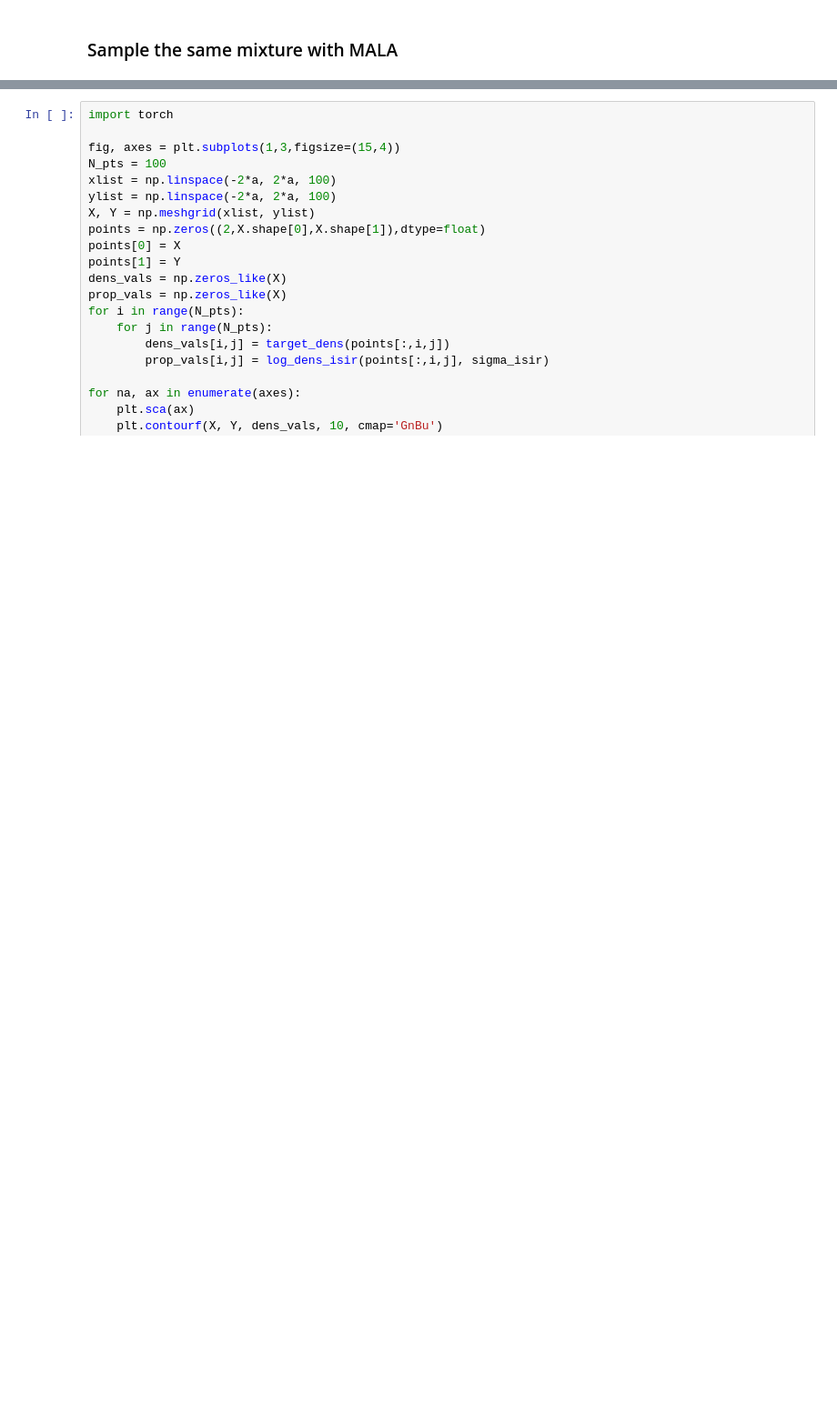
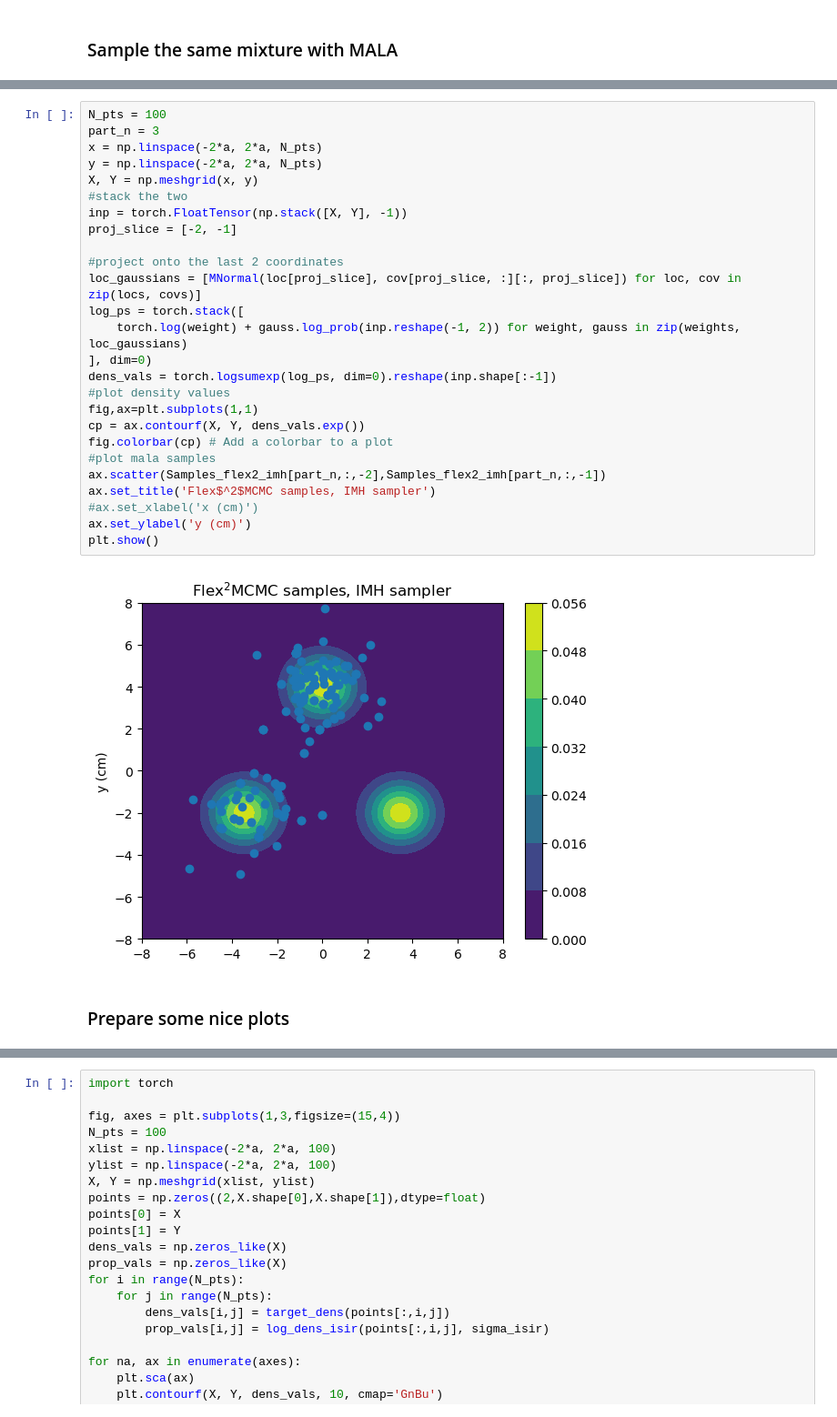
Before and after one commit to svsamsonov/ex2mcmc_new, a Jupyter notebook: code_submission/ISIR_novel_large_dim.ipynb, the cells around one changed output, grey strips where cells are left out. Shown at 91% size. Saved outputs shown, nothing was run; the diff lists cells and outputs as text; blank space fills up the shorter version.

```diff
--- a/code_submission/ISIR_novel_large_dim.ipynb
+++ b/code_submission/ISIR_novel_large_dim.ipynb
@@ -329,0 +331,30 @@ plt.show()
+# %%
+N_pts = 100
+part_n = 3
+x = np.linspace(-2*a, 2*a, N_pts)
+y = np.linspace(-2*a, 2*a, N_pts)
+X, Y = np.meshgrid(x, y)
+#stack the two
+inp = torch.FloatTensor(np.stack([X, Y], -1))
+proj_slice = [-2, -1]
+
+#project onto the last 2 coordinates
+loc_gaussians = [MNormal(loc[proj_slice], cov[proj_slice, :][:, proj_slice]) for loc, cov in zip(locs, covs)]
+log_ps = torch.stack([
+    torch.log(weight) + gauss.log_prob(inp.reshape(-1, 2)) for weight, gauss in zip(weights, loc_gaussians)
+], dim=0)
+dens_vals = torch.logsumexp(log_ps, dim=0).reshape(inp.shape[:-1])
+#plot density values
+fig,ax=plt.subplots(1,1)
+cp = ax.contourf(X, Y, dens_vals.exp())
+fig.colorbar(cp) # Add a colorbar to a plot
+#plot mala samples
+ax.scatter(Samples_flex2_imh[part_n,:,-2],Samples_flex2_imh[part_n,:,-1])
+ax.set_title('Flex$^2$MCMC samples, IMH sampler')
+#ax.set_xlabel('x (cm)')
+ax.set_ylabel('y (cm)')
+plt.show()
+# %% [output]
+[figure, added]
+# %% [markdown]
+### Prepare some nice plots
```
Also changed, not shown: parts of 23 cells of this notebook, 2 other files.
